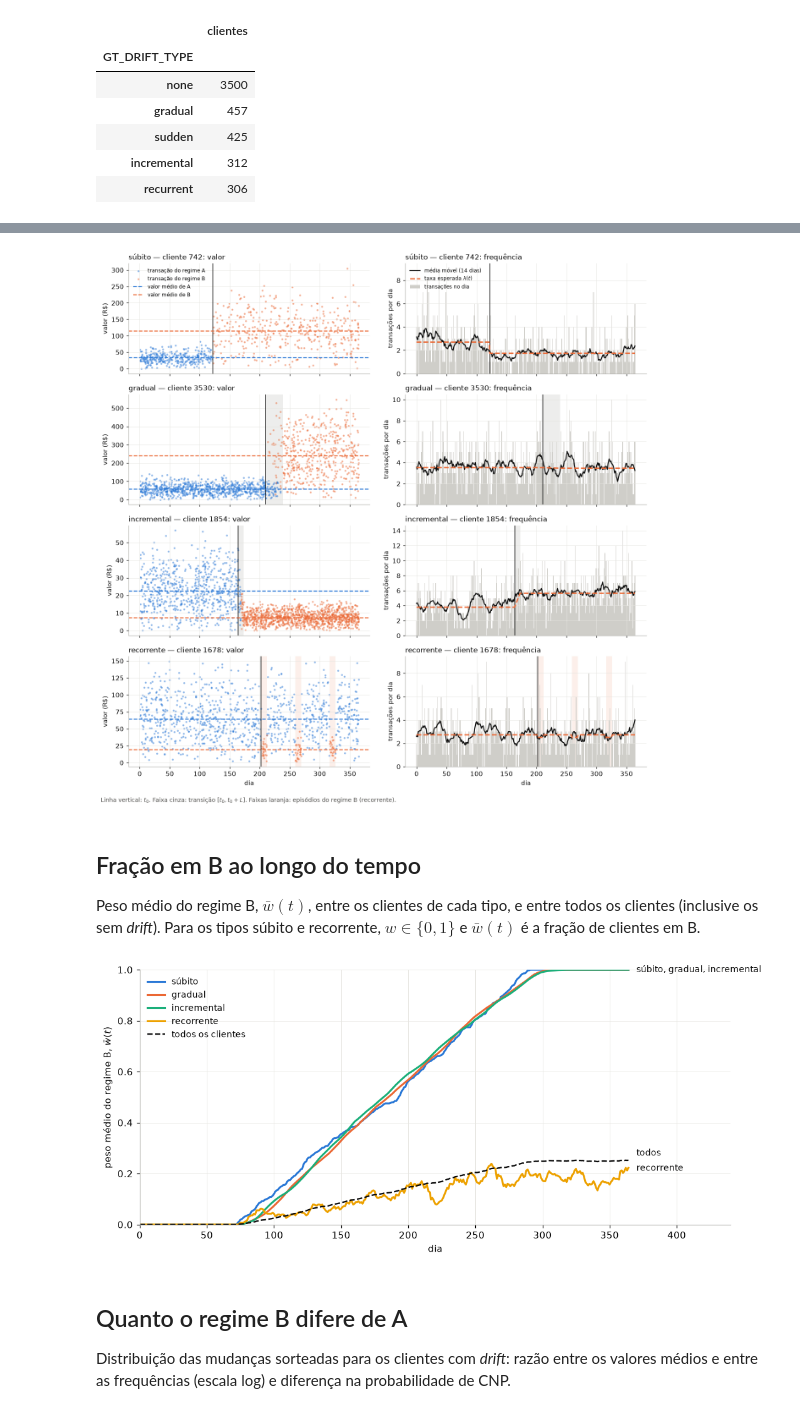
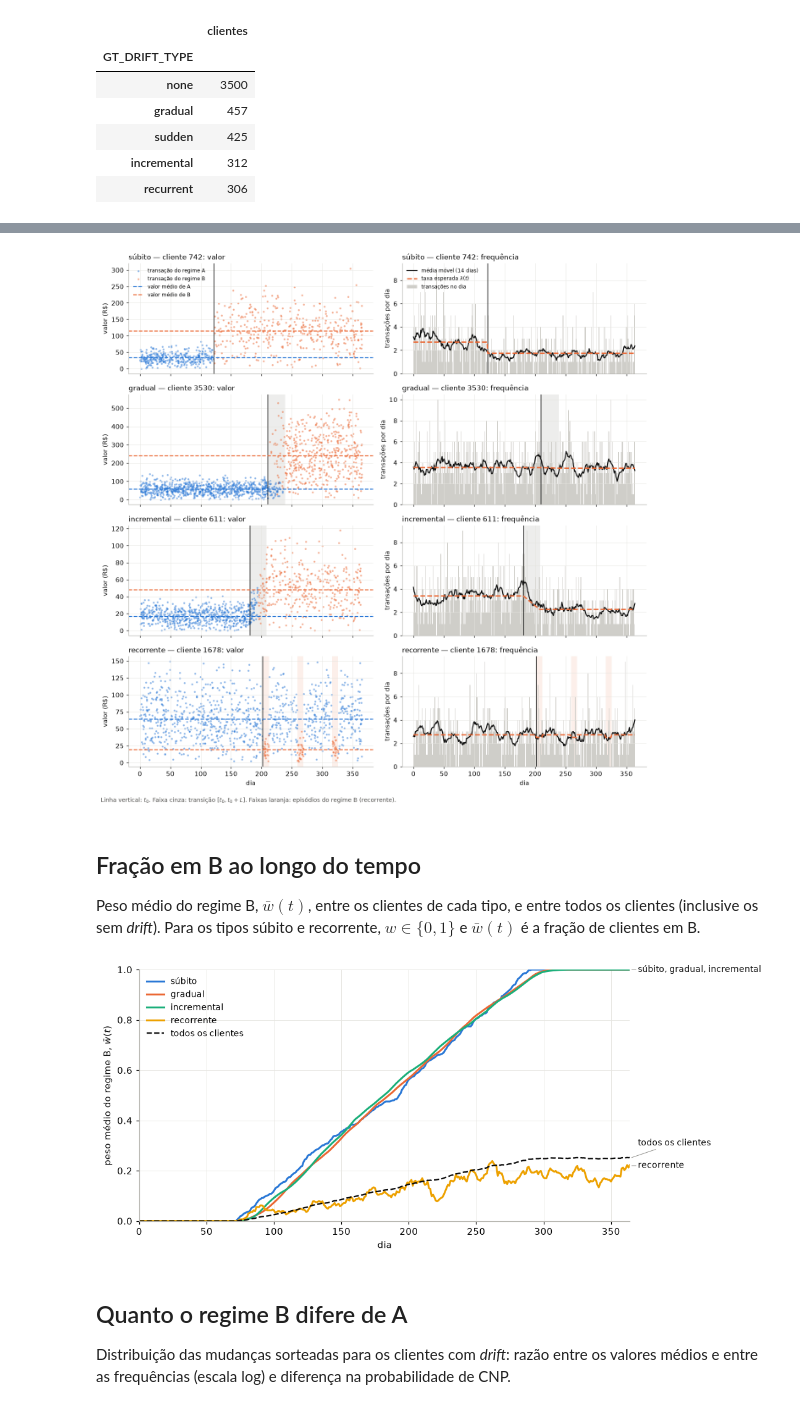
Before and after one commit to alexandreclem/synccfd, a Jupyter notebook: examples/drift.ipynb, the cells around one changed output, grey strips where cells are left out. Cells and saved outputs as stored; diff of their text form; code cells hidden in the pictures.

```diff
--- a/examples/drift.ipynb
+++ b/examples/drift.ipynb
@@ -92,6 +94,8 @@ def pick_example(kind):
                      & (customers.GT_DRIFT_T0.between(0.3 * NB_DAYS, 0.6 * NB_DAYS))]
     if kind == "recurrent":
         pool = pool[pool.GT_DRIFT_PERIOD <= 60]
+    if kind in ("gradual", "incremental"):
+        pool = pool[pool.GT_DRIFT_L >= 25]
     change = np.abs(np.log(pool.GT_B_mean_amount / pool.mean_amount))
     return pool.loc[change.idxmax()]
 
@@ -154,7 +158,7 @@ fig.tight_layout(rect=(0, 0.02, 1, 1))
 fig.savefig(FIG_DIR / "drift_exemplos_clientes.pdf", bbox_inches="tight")
 plt.show()
 # %% [output]
-[figure, old version]
+[figure, new version]
 # %% [markdown]
 ## Fração em B ao longo do tempo
 
@@ -164,33 +168,36 @@ e $\bar w(t)$ é a fração de clientes em B.
 # %%
 weights = np.vstack([regime_weight(as_drift(row), days + 0.5) for _, row in customers.iterrows()])
 kinds = customers.GT_DRIFT_TYPE.to_numpy()
 
 fig, ax = plt.subplots(figsize=(10, 4.5))
 ends = {}
 for kind, color in TYPE_COLORS.items():
     share = weights[kinds == kind].mean(axis=0)
     ax.plot(days, share, color=color, lw=2, label=TYPE_NAMES[kind])
     ends.setdefault(round(share[-1], 2), []).append(TYPE_NAMES[kind])
 overall = weights.mean(axis=0)
 ax.plot(days, overall, color=INK, lw=1.5, ls="--", label="todos os clientes")
-ends.setdefault(round(overall[-1], 2), []).append("todos")
-# Direct labels at the right end; lines ending at the same value share one label
+ends.setdefault(round(overall[-1], 2), []).append("todos os clientes")
+# Direct labels just right of the plot; lines ending at the same value share one label,
+# and labels closer than GAP are pushed up so they do not overlap
+GAP = 0.09
 placed = []
 for value, names in sorted(ends.items()):
-    y = max([value] + [p + 0.06 for p in placed if abs(p - value) < 0.06])
+    y = max([value] + [p + GAP for p in placed if p > value - GAP])
     placed.append(y)
-    ax.annotate(", ".join(names), (days[-1], value), xytext=(days[-1] + 6, y),
-                textcoords="data", va="center", fontsize=9, color=INK)
-ax.set_xlim(0, NB_DAYS + 75)
+    ax.annotate(", ".join(names), (days[-1], value), xytext=(days[-1] + 6, y), textcoords="data",
+                va="center", fontsize=9, color=INK, annotation_clip=False,
+                arrowprops=dict(arrowstyle="-", color=MUTED, lw=0.6, shrinkA=0, shrinkB=2))
+ax.set_xlim(0, NB_DAYS - 1)
 ax.set_ylim(0, 1)
 ax.set_xlabel("dia")
 ax.set_ylabel(r"peso médio do regime B, $\bar w(t)$")
 ax.legend(loc="upper left", frameon=False, fontsize=9)
 fig.tight_layout()
 fig.savefig(FIG_DIR / "drift_fracao_regime_b.pdf", bbox_inches="tight")
 plt.show()
 # %% [output]
-[figure, old version]
+[figure, new version]
 # %% [markdown]
 ## Quanto o regime B difere de A
 
```
Also changed, not shown: parts of 3 cells of this notebook, 3 other files.
